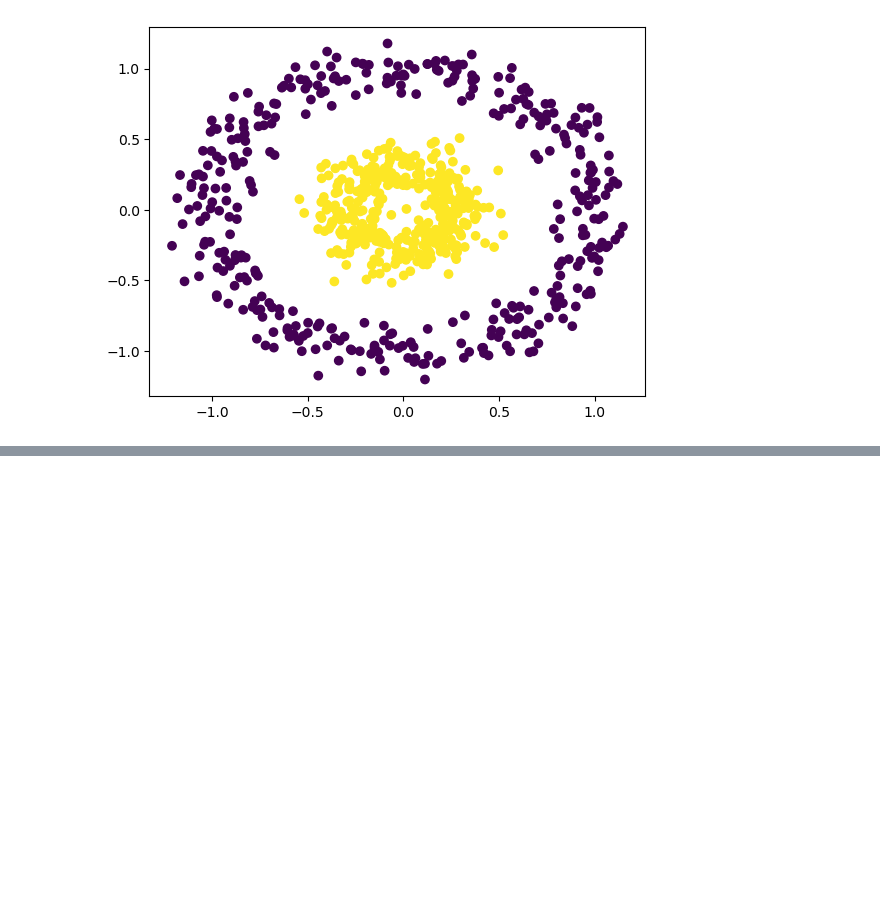
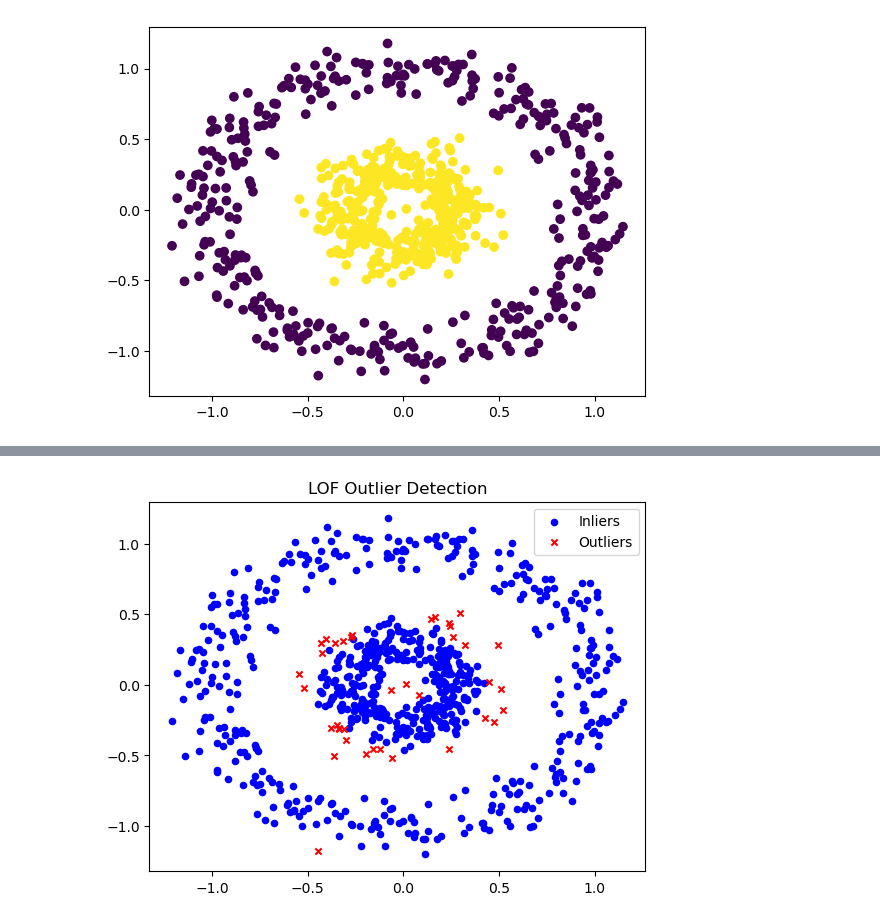
Before and after one commit to anmolzz-10/ML-Algorithms, a Jupyter notebook: Anomaly Detection/DBSCAN_implementation.ipynb, the cells around one changed output, grey strips where cells are left out. Saved outputs shown, nothing was run; the diff lists cells and outputs as text; code cells hidden in the pictures; blank space fills up the shorter version.

```diff
--- a/Anomaly Detection/DBSCAN_implementation.ipynb
+++ b/Anomaly Detection/DBSCAN_implementation.ipynb
@@ -88,0 +132,13 @@ plt.scatter(X[:,0],X[:,1],c=y)
+# %%
+import matplotlib.pyplot as plt
+
+inliers = X[predictions == 1]
+outliers = X[predictions == -1]
+
+plt.scatter(inliers[:, 0], inliers[:, 1], c='blue', s=20, label='Inliers')
+plt.scatter(outliers[:, 0], outliers[:, 1], c='red', s=20, label='Outliers', marker='x')
+plt.legend()
+plt.title("LOF Outlier Detection")
+plt.show()
+# %% [output]
+[figure, added]
```
Also changed, not shown: parts of 6 cells of this notebook.
